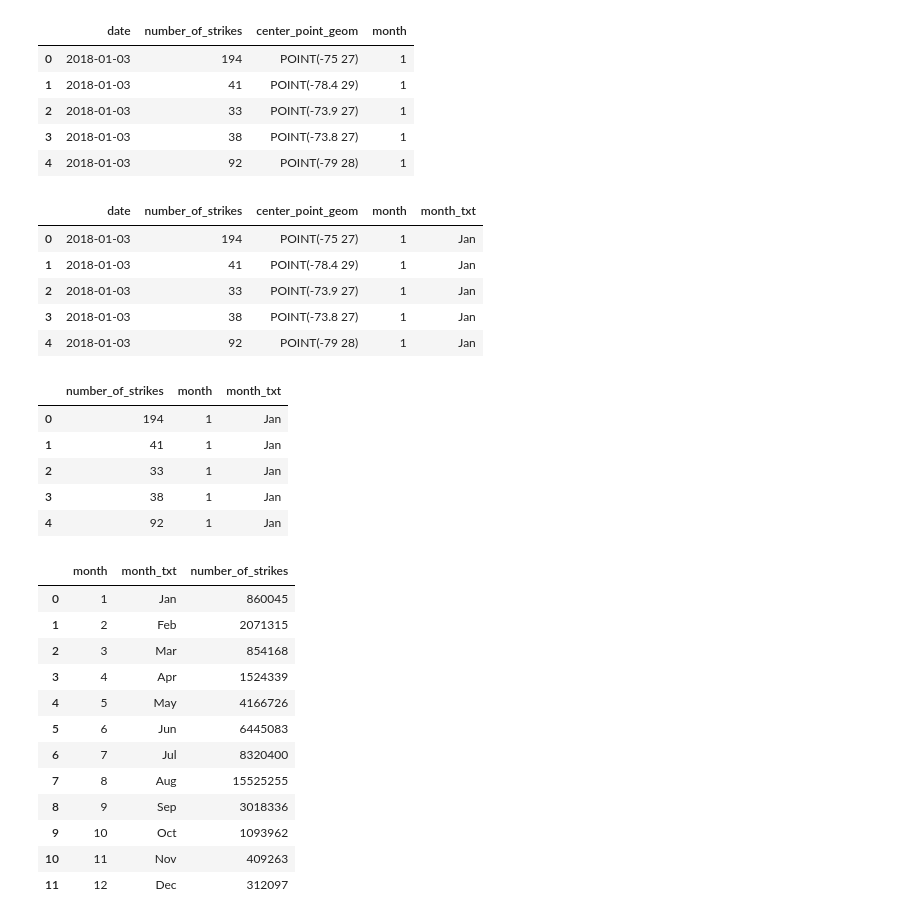
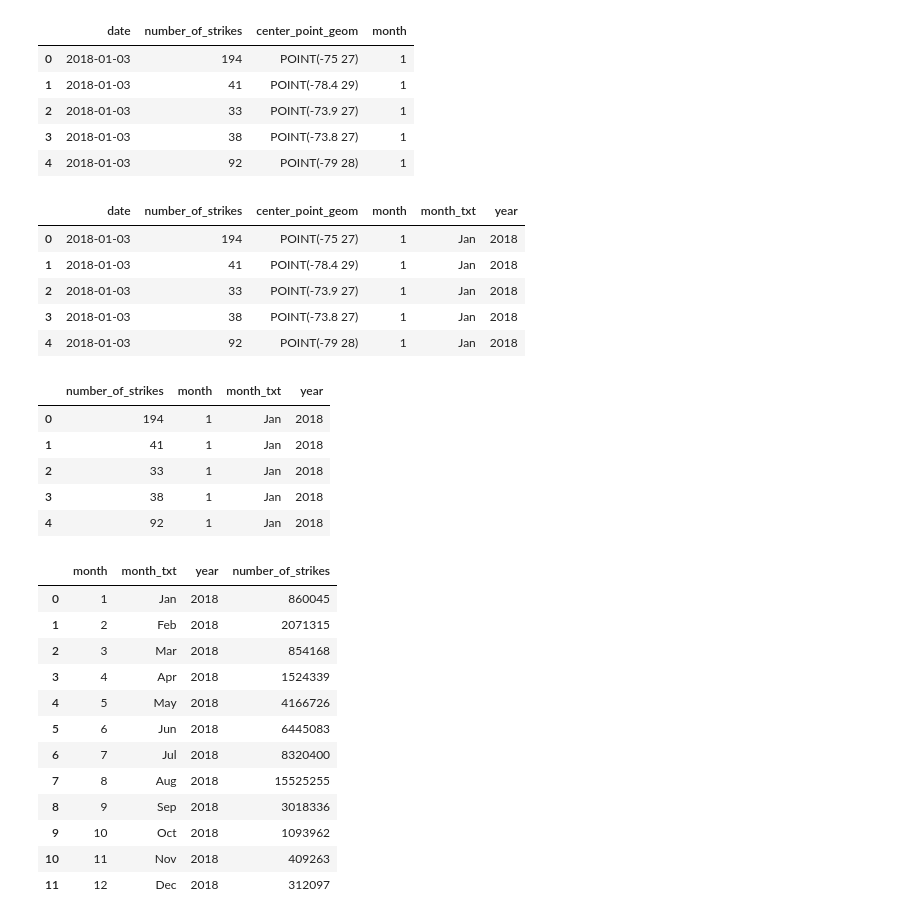
Before and after one commit to mfarucci/AdvancedDataAnalytics, a Jupyter notebook: EDA1.ipynb, the cells around one changed output. Cells and saved outputs as stored; diff of their text form; code cells hidden in the pictures.

```diff
--- a/EDA1.ipynb
+++ b/EDA1.ipynb
@@ -92,41 +92,42 @@ df.head()
 # %%
 #converte il mese in versione testo estesa prendendo solo primi 3 caratteri con Python
 df['month_txt'] = df['date'].dt.month_name().str.slice(stop=3)
+df['year'] = df['date'].dt.strftime('%Y')
 df.head()
 # %% [output]
-|  | date | number_of_strikes | center_point_geom | month | month_txt |
-| 0 | 2018-01-03 | 194 | POINT(-75 27) | 1 | Jan |
-| 1 | 2018-01-03 | 41 | POINT(-78.4 29) | 1 | Jan |
-| 2 | 2018-01-03 | 33 | POINT(-73.9 27) | 1 | Jan |
-| 3 | 2018-01-03 | 38 | POINT(-73.8 27) | 1 | Jan |
-| 4 | 2018-01-03 | 92 | POINT(-79 28) | 1 | Jan |
+|  | date | number_of_strikes | center_point_geom | month | month_txt | year |
+| 0 | 2018-01-03 | 194 | POINT(-75 27) | 1 | Jan | 2018 |
+| 1 | 2018-01-03 | 41 | POINT(-78.4 29) | 1 | Jan | 2018 |
+| 2 | 2018-01-03 | 33 | POINT(-73.9 27) | 1 | Jan | 2018 |
+| 3 | 2018-01-03 | 38 | POINT(-73.8 27) | 1 | Jan | 2018 |
+| 4 | 2018-01-03 | 92 | POINT(-79 28) | 1 | Jan | 2018 |
 # %%
-df_sub = df[['number_of_strikes','month', 'month_txt']]
+df_sub = df[['number_of_strikes','month', 'month_txt','year']]
 df_sub.head()
 # %% [output]
-|  | number_of_strikes | month | month_txt |
-| 0 | 194 | 1 | Jan |
-| 1 | 41 | 1 | Jan |
-| 2 | 33 | 1 | Jan |
-| 3 | 38 | 1 | Jan |
-| 4 | 92 | 1 | Jan |
+|  | number_of_strikes | month | month_txt | year |
+| 0 | 194 | 1 | Jan | 2018 |
+| 1 | 41 | 1 | Jan | 2018 |
+| 2 | 33 | 1 | Jan | 2018 |
+| 3 | 38 | 1 | Jan | 2018 |
+| 4 | 92 | 1 | Jan | 2018 |
 # %%
-df_by_month = df_sub.groupby(['month', 'month_txt']).sum().sort_values('month', ascending=True).head(12).reset_index()
+df_by_month = df_sub.groupby(['month', 'month_txt', 'year']).sum().sort_values('month', ascending=True).head(12).reset_index()
 df_by_month
 # %% [output]
-|  | month | month_txt | number_of_strikes |
-| 0 | 1 | Jan | 860045 |
-| 1 | 2 | Feb | 2071315 |
-| 2 | 3 | Mar | 854168 |
-| 3 | 4 | Apr | 1524339 |
-| 4 | 5 | May | 4166726 |
-| 5 | 6 | Jun | 6445083 |
-| 6 | 7 | Jul | 8320400 |
-| 7 | 8 | Aug | 15525255 |
-| 8 | 9 | Sep | 3018336 |
-| 9 | 10 | Oct | 1093962 |
-| 10 | 11 | Nov | 409263 |
-| 11 | 12 | Dec | 312097 |
+|  | month | month_txt | year | number_of_strikes |
+| 0 | 1 | Jan | 2018 | 860045 |
+| 1 | 2 | Feb | 2018 | 2071315 |
+| 2 | 3 | Mar | 2018 | 854168 |
+| 3 | 4 | Apr | 2018 | 1524339 |
+| 4 | 5 | May | 2018 | 4166726 |
+| 5 | 6 | Jun | 2018 | 6445083 |
+| 6 | 7 | Jul | 2018 | 8320400 |
+| 7 | 8 | Aug | 2018 | 15525255 |
+| 8 | 9 | Sep | 2018 | 3018336 |
+| 9 | 10 | Oct | 2018 | 1093962 |
+| 10 | 11 | Nov | 2018 | 409263 |
+| 11 | 12 | Dec | 2018 | 312097 |
 # %%
 #Crea vari campi data con estrazione di dati da Python
 # https://docs.python.org/3/library/datetime.html#strftime-and-strptime-behavior
```
Also changed, not shown: parts of 1 cell of this notebook.
